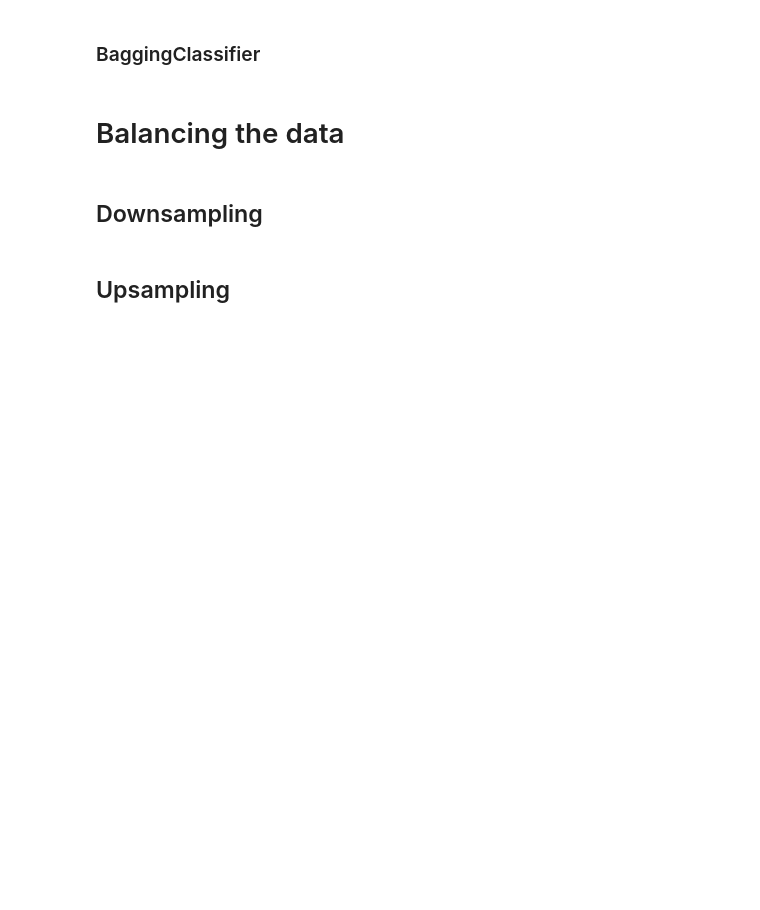
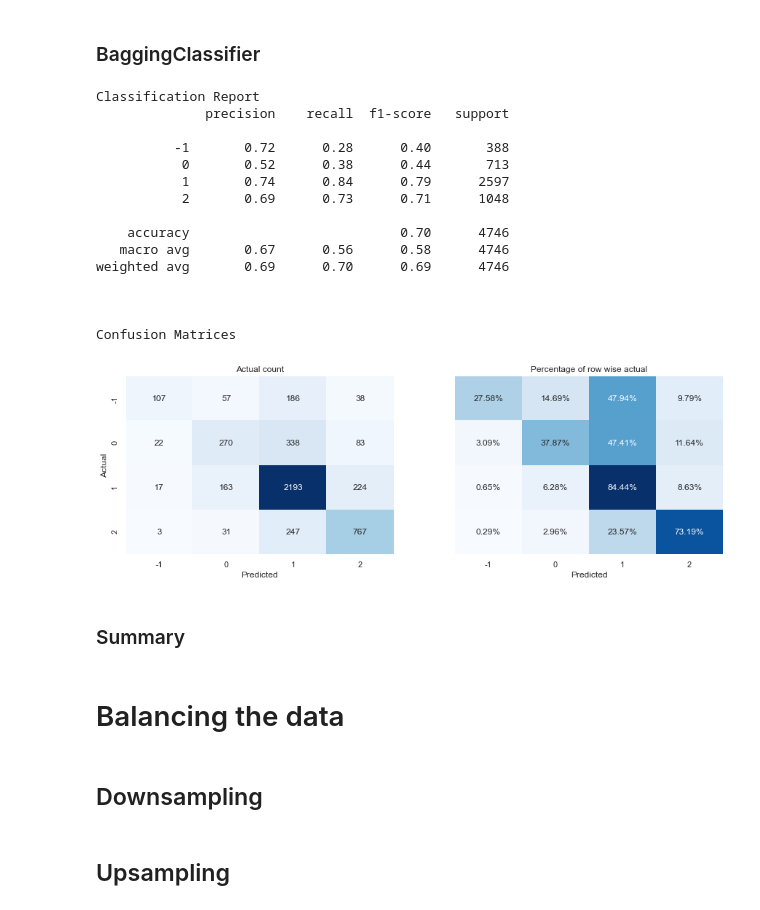
Before and after one commit to FaatimahM/jhb-ss3-classification-Repo, a Jupyter notebook: Classification_submission_file.ipynb, the cells around one changed output. Saved outputs shown, nothing was run; the diff lists cells and outputs as text; code cells hidden in the pictures; blank space fills up the shorter version.

```diff
--- a/Classification_submission_file.ipynb
+++ b/Classification_submission_file.ipynb
@@ -1079,2 +1127,25 @@ dt_metrics = valuations(y_test, y_pred_rf)
 # %% [markdown]
 ### BaggingClassifier
+# %%
+bag_linsvc = BaggingClassifier(base_estimator=linsvc, n_jobs=-1)
+# %%
+y_pred_bag = base_model(X_train_transformed, y_train, X_test_transformed, bag_linsvc)
+# %%
+scoring_metrics(y_test, y_pred_bag)
+# %% [output]
+Classification Report
+              precision    recall  f1-score   support
+
+          -1       0.72      0.28      0.40       388
+           0       0.52      0.38      0.44       713
+           1       0.74      0.84      0.79      2597
+           2       0.69      0.73      0.71      1048
+
+    accuracy                           0.70      4746
+   macro avg       0.67      0.56      0.58      4746
+weighted avg       0.69      0.70      0.69      4746
+
+
+
+Confusion Matrices
+[figure, added]
@@ -1081,3 +1154,5 @@ dt_metrics = valuations(y_test, y_pred_rf)
+# %% [markdown]
+### Summary
 # %% [markdown]
 # Balancing the data
 # %% [markdown]
```
Also changed, not shown: parts of 22 cells of this notebook.
